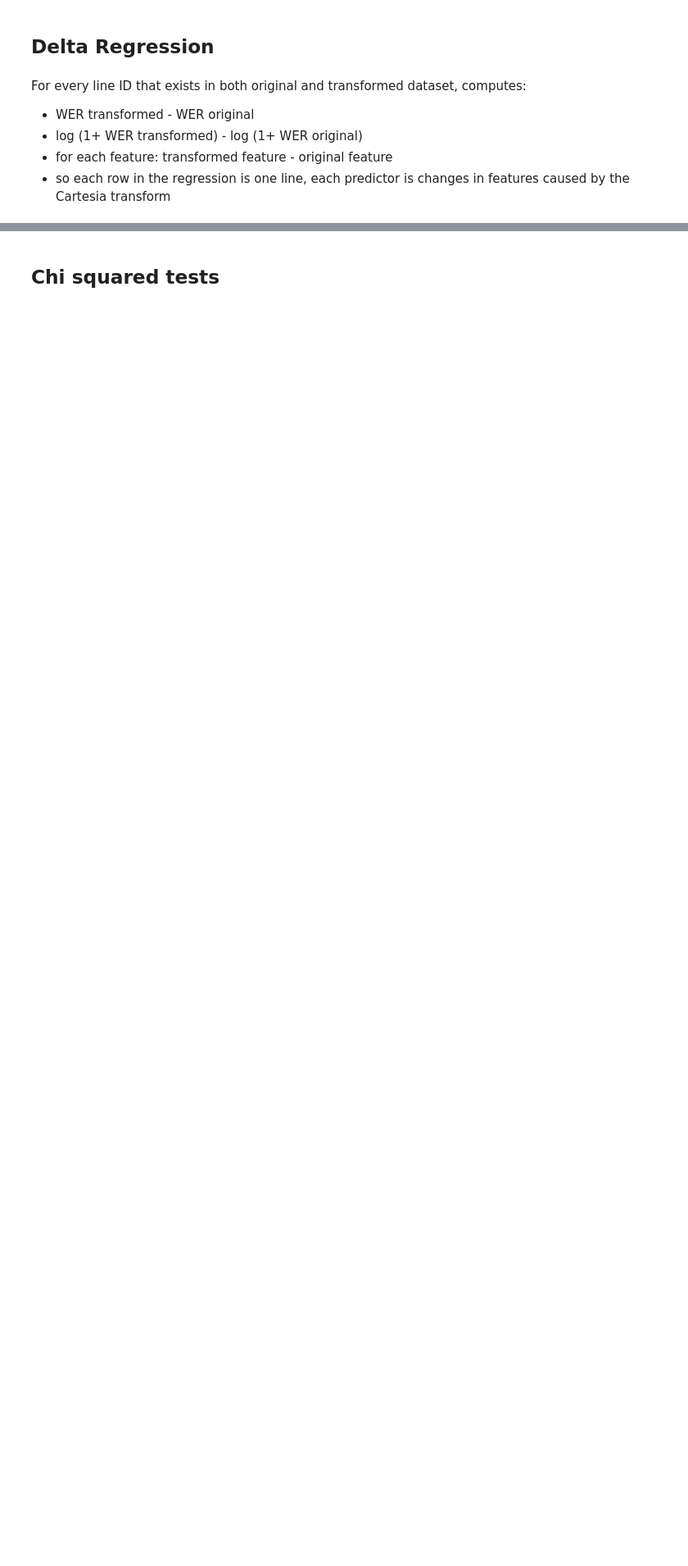
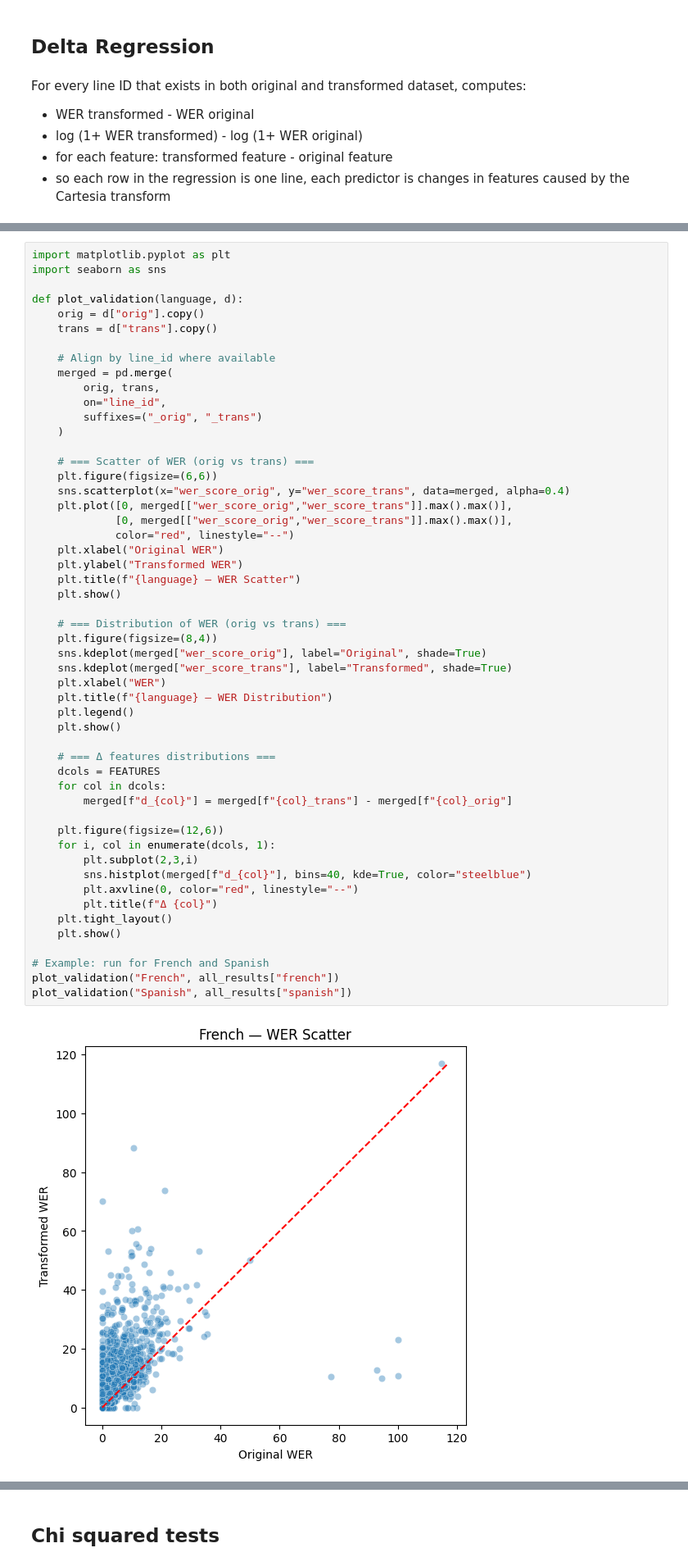
Before and after one commit to dianesarkis1/ASR-Analysis, a Jupyter notebook: inference_analysis.ipynb, the cells around one changed output, grey strips where cells are left out. Shown at 82% size. Saved outputs shown, nothing was run; the diff lists cells and outputs as text; blank space fills up the shorter version.

```diff
--- a/inference_analysis.ipynb
+++ b/inference_analysis.ipynb
@@ -626,0 +631,54 @@ For every line ID that exists in both original and transformed dataset, computes
+# %%
+import matplotlib.pyplot as plt
+import seaborn as sns
+
+def plot_validation(language, d):
+    orig = d["orig"].copy()
+    trans = d["trans"].copy()
+
+    # Align by line_id where available
+    merged = pd.merge(
+        orig, trans,
+        on="line_id",
+        suffixes=("_orig", "_trans")
+    )
+
+    # === Scatter of WER (orig vs trans) ===
+    plt.figure(figsize=(6,6))
+    sns.scatterplot(x="wer_score_orig", y="wer_score_trans", data=merged, alpha=0.4)
+    plt.plot([0, merged[["wer_score_orig","wer_score_trans"]].max().max()],
+             [0, merged[["wer_score_orig","wer_score_trans"]].max().max()],
+             color="red", linestyle="--")
+    plt.xlabel("Original WER")
+    plt.ylabel("Transformed WER")
+    plt.title(f"{language} — WER Scatter")
+    plt.show()
+
+    # === Distribution of WER (orig vs trans) ===
+    plt.figure(figsize=(8,4))
+    sns.kdeplot(merged["wer_score_orig"], label="Original", shade=True)
+    sns.kdeplot(merged["wer_score_trans"], label="Transformed", shade=True)
+    plt.xlabel("WER")
+    plt.title(f"{language} — WER Distribution")
+    plt.legend()
+    plt.show()
+
+    # === Δ features distributions ===
+    dcols = FEATURES
+    for col in dcols:
+        merged[f"d_{col}"] = merged[f"{col}_trans"] - merged[f"{col}_orig"]
+
+    plt.figure(figsize=(12,6))
+    for i, col in enumerate(dcols, 1):
+        plt.subplot(2,3,i)
+        sns.histplot(merged[f"d_{col}"], bins=40, kde=True, color="steelblue")
+        plt.axvline(0, color="red", linestyle="--")
+        plt.title(f"Δ {col}")
+    plt.tight_layout()
+    plt.show()
+
+# Example: run for French and Spanish
+plot_validation("French", all_results["french"])
+plot_validation("Spanish", all_results["spanish"])
+# %% [output]
+[figure, added]
```
Also changed, not shown: parts of 11 cells of this notebook.
